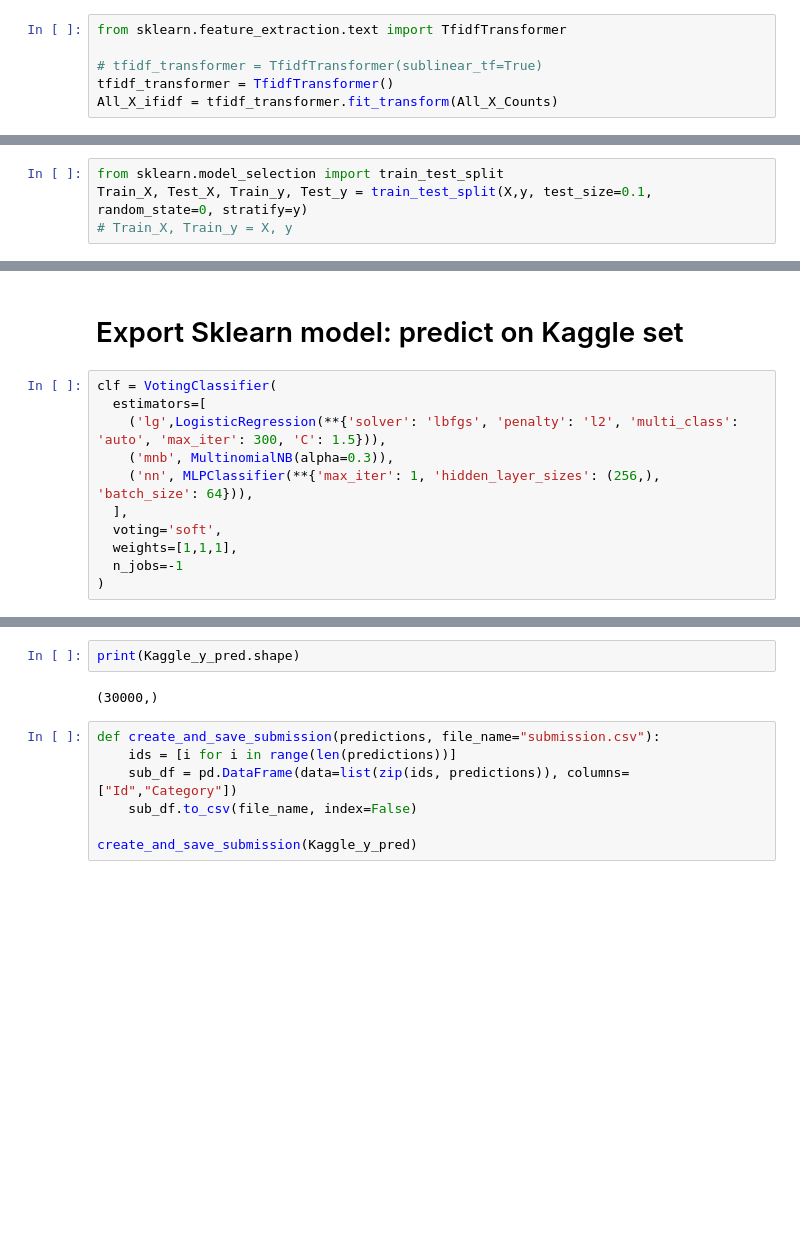
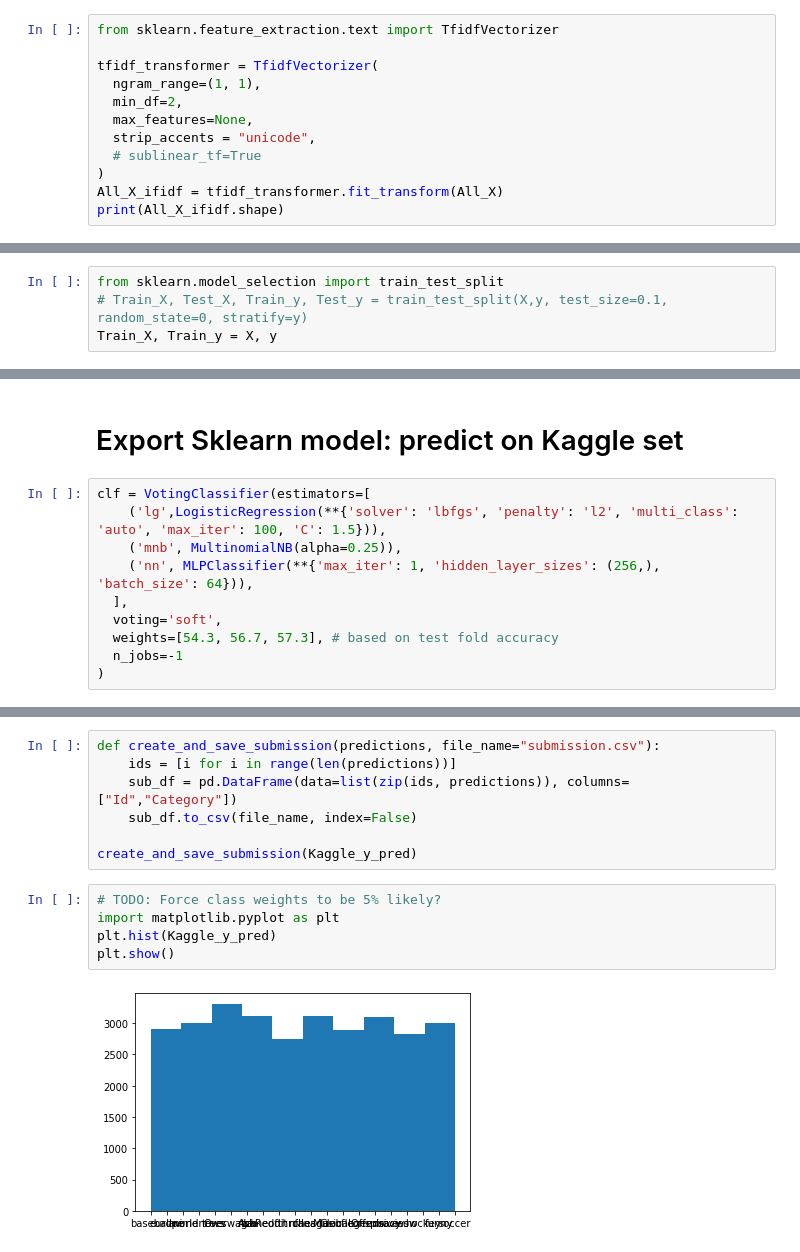
Before and after one commit to harmanpreet93/reddit_comment_classification, a Jupyter notebook: Notebooks/Alex/Text_Classification_Weighted_Voting.ipynb, the cells around one changed output, grey strips where cells are left out. Saved outputs shown, nothing was run; the diff lists cells and outputs as text; blank space fills up the shorter version.

Commit message:
Added soft voting

```diff
--- a/Notebooks/Alex/Text_Classification_Weighted_Voting.ipynb
+++ b/Notebooks/Alex/Text_Classification_Weighted_Voting.ipynb
@@ -55,8 +55,14 @@ print(All_X_Counts.shape)
 # %% [markdown]
 Weight the terms
 # %%
-from sklearn.feature_extraction.text import TfidfTransformer
+from sklearn.feature_extraction.text import TfidfVectorizer
 
-# tfidf_transformer = TfidfTransformer(sublinear_tf=True)
-tfidf_transformer = TfidfTransformer()
-All_X_ifidf = tfidf_transformer.fit_transform(All_X_Counts)
+tfidf_transformer = TfidfVectorizer(
+  ngram_range=(1, 1),
+  min_df=2,
+  max_features=None,
+  strip_accents = "unicode",
+  # sublinear_tf=True
+)
+All_X_ifidf = tfidf_transformer.fit_transform(All_X)
+print(All_X_ifidf.shape)
@@ -67,8 +79,8 @@ X = All_X_ifidf[:nb_X_Train,:]
 Kaggle_Test_X = All_X_ifidf[nb_X_Train:,:]
 # %%
 from sklearn.model_selection import train_test_split
-Train_X, Test_X, Train_y, Test_y = train_test_split(X,y, test_size=0.1, random_state=0, stratify=y)
-# Train_X, Train_y = X, y
+# Train_X, Test_X, Train_y, Test_y = train_test_split(X,y, test_size=0.1, random_state=0, stratify=y)
+Train_X, Train_y = X, y
 # %%
 from sklearn.naive_bayes import MultinomialNB
 
@@ -325,14 +346,13 @@ log 0.5436857142857143 {'solver': 'lbfgs', 'penalty': 'l2', 'multi_class': 'auto
 # %% [markdown]
 # Export Sklearn model: predict on Kaggle set
 # %%
-clf = VotingClassifier(
-  estimators=[
-    ('lg',LogisticRegression(**{'solver': 'lbfgs', 'penalty': 'l2', 'multi_class': 'auto', 'max_iter': 300, 'C': 1.5})),
-    ('mnb', MultinomialNB(alpha=0.3)),
+clf = VotingClassifier(estimators=[
+    ('lg',LogisticRegression(**{'solver': 'lbfgs', 'penalty': 'l2', 'multi_class': 'auto', 'max_iter': 100, 'C': 1.5})),
+    ('mnb', MultinomialNB(alpha=0.25)),
     ('nn', MLPClassifier(**{'max_iter': 1, 'hidden_layer_sizes': (256,), 'batch_size': 64})),
   ],
   voting='soft',
-  weights=[1,1,1],
+  weights=[54.3, 56.7, 57.3], # based on test fold accuracy
   n_jobs=-1
 )
 # %%
@@ -360,7 +387,3 @@ Kaggle_y_pred = clf.predict(Kaggle_Test_X)
-# %%
-print(Kaggle_y_pred.shape)
-# %% [output]
-(30000,)
 # %%
 def create_and_save_submission(predictions, file_name="submission.csv"):
     ids = [i for i in range(len(predictions))]
@@ -368,3 +391,10 @@ def create_and_save_submission(predictions, file_name="submission.csv"):
     sub_df.to_csv(file_name, index=False)
 
 create_and_save_submission(Kaggle_y_pred)
+# %%
+# TODO: Force class weights to be 5% likely?
+import matplotlib.pyplot as plt
+plt.hist(Kaggle_y_pred)
+plt.show()
+# %% [output]
+[figure, added]
```
Also changed, not shown: parts of 8 cells of this notebook, 1 other file.
